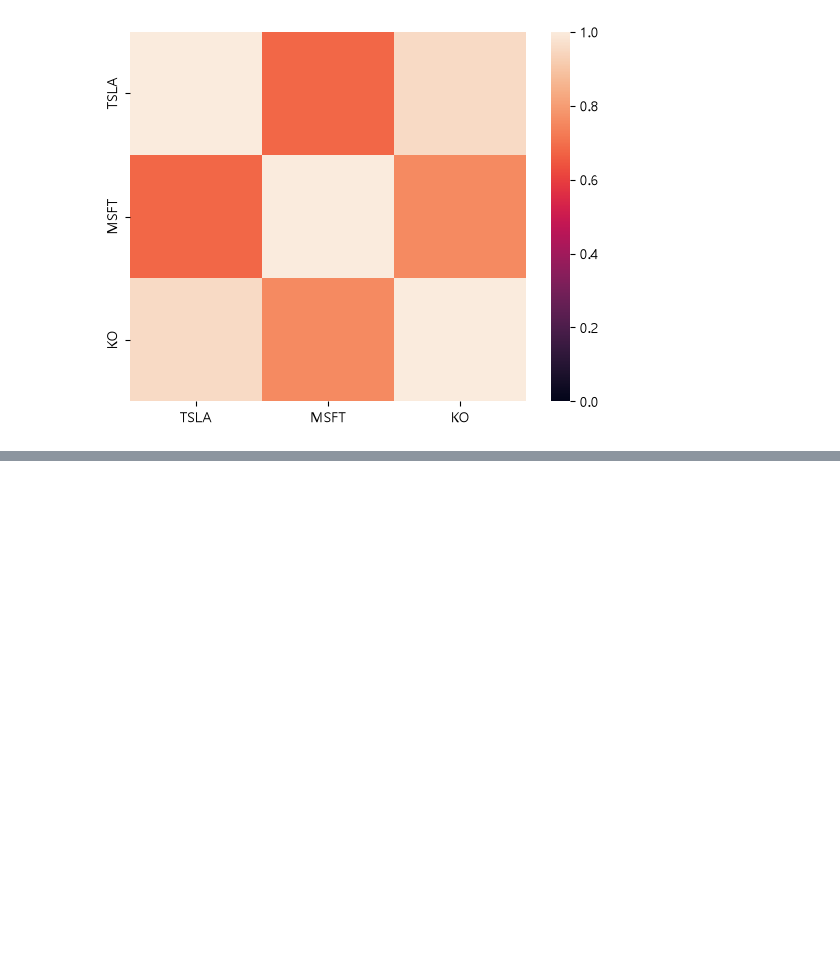
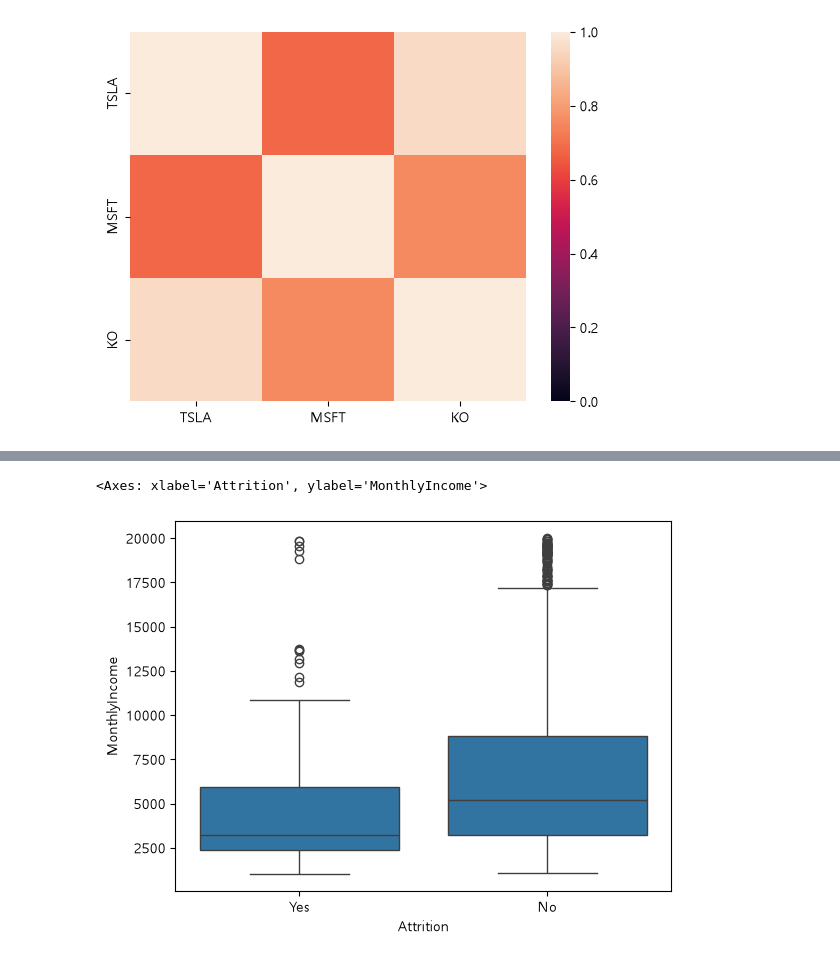
Before and after one commit to shoh03/kdt-data-analysis, a Jupyter notebook: 연습장.ipynb, the cells around one changed output, grey strips where cells are left out. Cells and saved outputs as stored; diff of their text form; code cells hidden in the pictures; blank space fills up the shorter version.

```diff
--- a/연습장.ipynb
+++ b/연습장.ipynb
@@ -936,0 +983,5 @@ sns.heatmap(data=close_df.corr(numeric_only=True),vmin=0)
+# %%
+sns.boxplot(data=hr_df,x="Attrition",y="MonthlyIncome")
+# %% [output]
+<Axes: xlabel='Attrition', ylabel='MonthlyIncome'>
+[figure, added]
```
Also changed, not shown: parts of 18 cells of this notebook.
